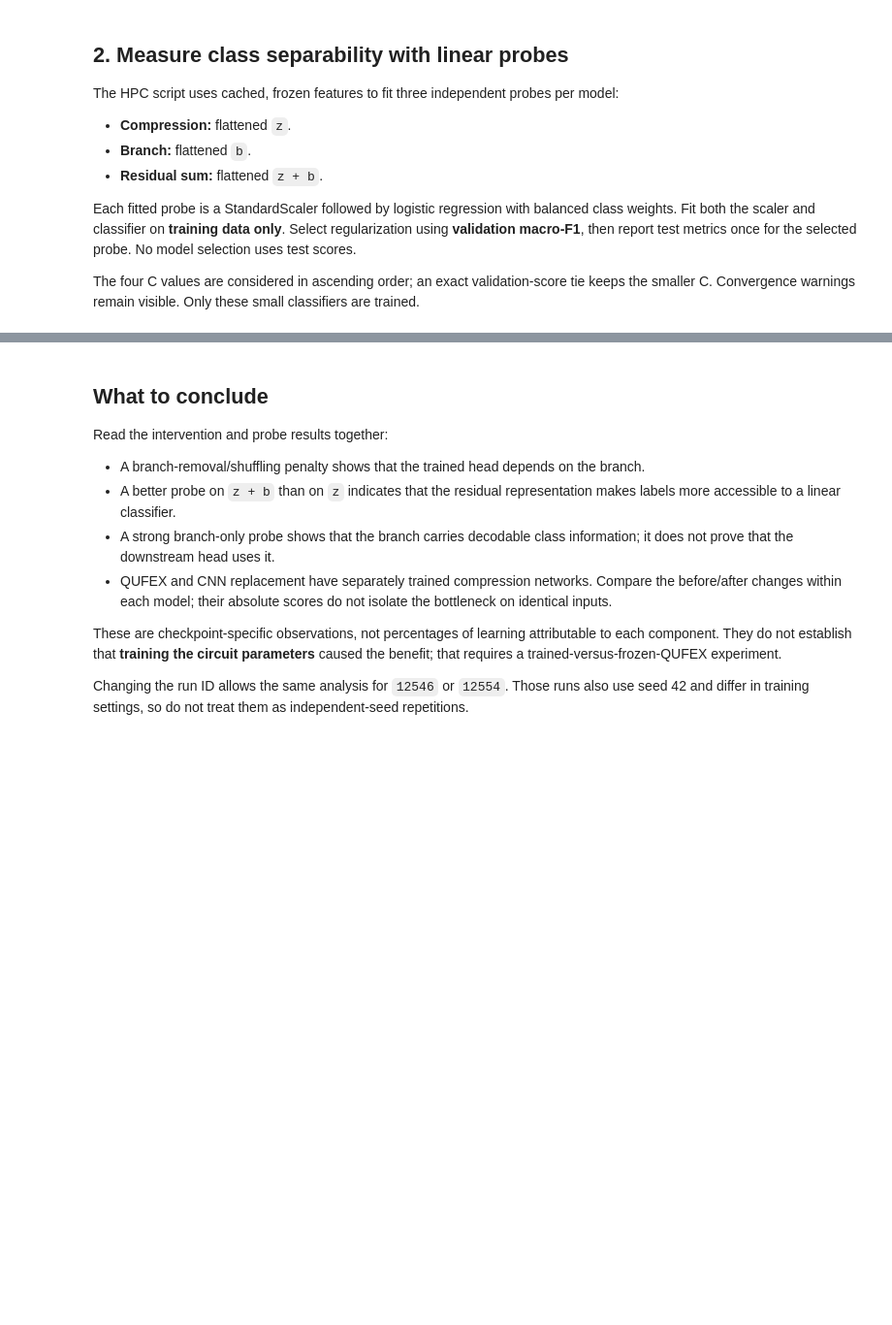
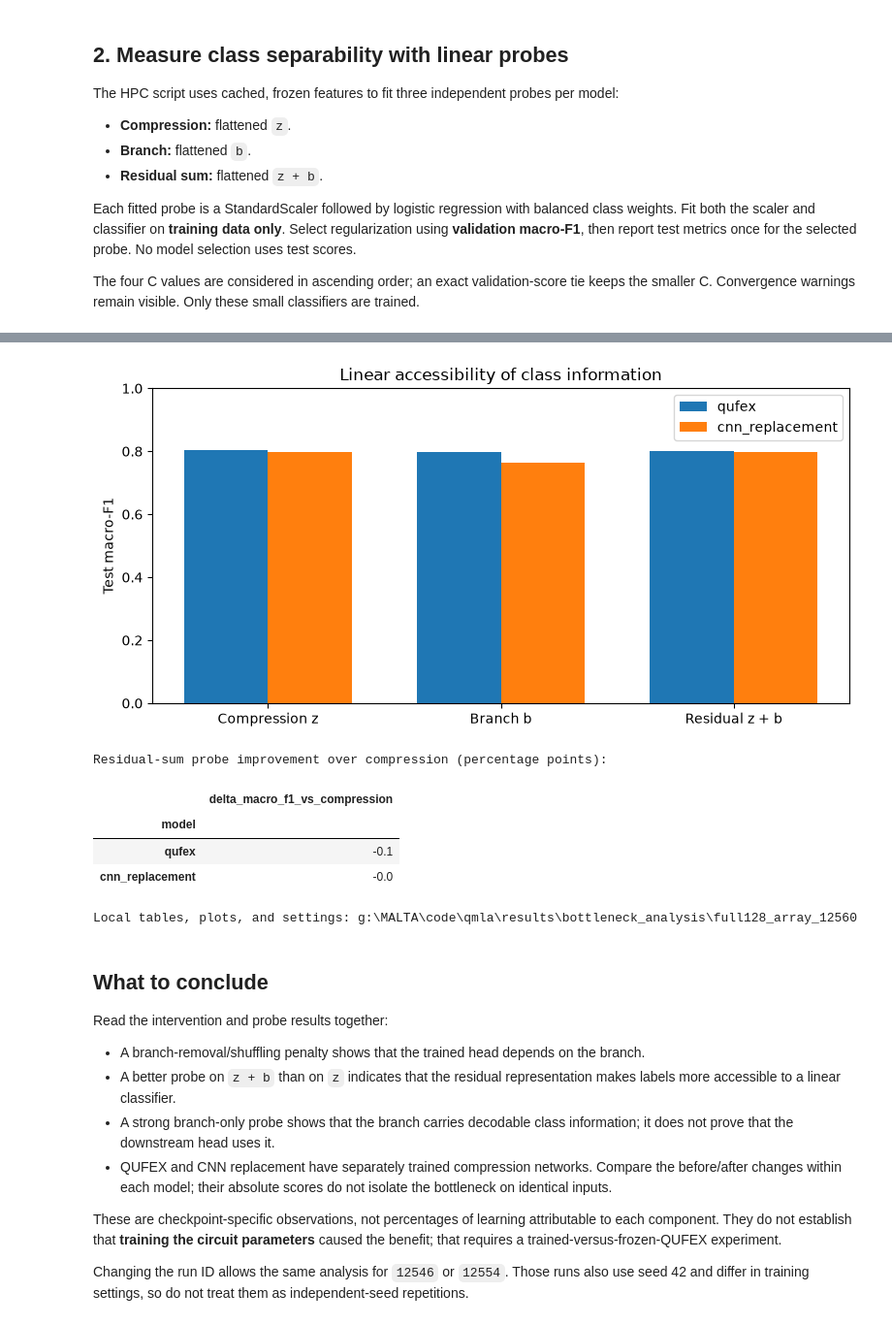
Before and after one commit to ISSA-QMLA/qufex-images-classification, a Jupyter notebook: notebooks/04-bottleneck-analysis.ipynb, the cells around one changed output, grey strips where cells are left out. Shown at 97% size. Drawn from its saved outputs; the diff is of its cells as text; code cells hidden in the pictures; blank space fills up the shorter version.

```diff
--- a/notebooks/04-bottleneck-analysis.ipynb
+++ b/notebooks/04-bottleneck-analysis.ipynb
@@ -119,26 +147,34 @@ display(probe_selection.round(4))
 # %%
 representations = ("compression", "branch", "residual_sum")
 x = np.arange(len(representations))
 width = 0.36
 fig, ax = plt.subplots(figsize=(8, 4))
 for index, mode in enumerate(MODELS):
     frame = probes[probes["model"] == mode].set_index("representation").loc[list(representations)]
     ax.bar(x + (index - 0.5) * width, frame["macro_f1"], width, label=mode)
 ax.set_xticks(x, ("Compression z", "Branch b", "Residual z + b"))
 ax.set_ylabel("Test macro-F1")
 ax.set_ylim(0, 1)
-ax.set_title(f"{EXPERIMENT}: linear accessibility of class information")
+ax.set_title(f"Linear accessibility of class information")
 ax.legend()
 fig.tight_layout()
 fig.savefig(OUTPUT_DIR / "probe_macro_f1.png", dpi=180)
 plt.show()
 
 print("Residual-sum probe improvement over compression (percentage points):")
 display(
     probes[probes["representation"] == "residual_sum"]
     .set_index("model")[["delta_macro_f1_vs_compression"]].mul(100).round(2)
 )
 print(f"Local tables, plots, and settings: {OUTPUT_DIR}")
+# %% [output]
+[figure, added]
+Residual-sum probe improvement over compression (percentage points):
+|  | delta_macro_f1_vs_compression |
+| model |  |
+| qufex | -0.1 |
+| cnn_replacement | -0.0 |
+Local tables, plots, and settings: g:\MALTA\code\qmla\results\bottleneck_analysis\full128_array_12560
 # %% [markdown]
 ## What to conclude
 
```
Also changed, not shown: parts of 4 cells of this notebook.
